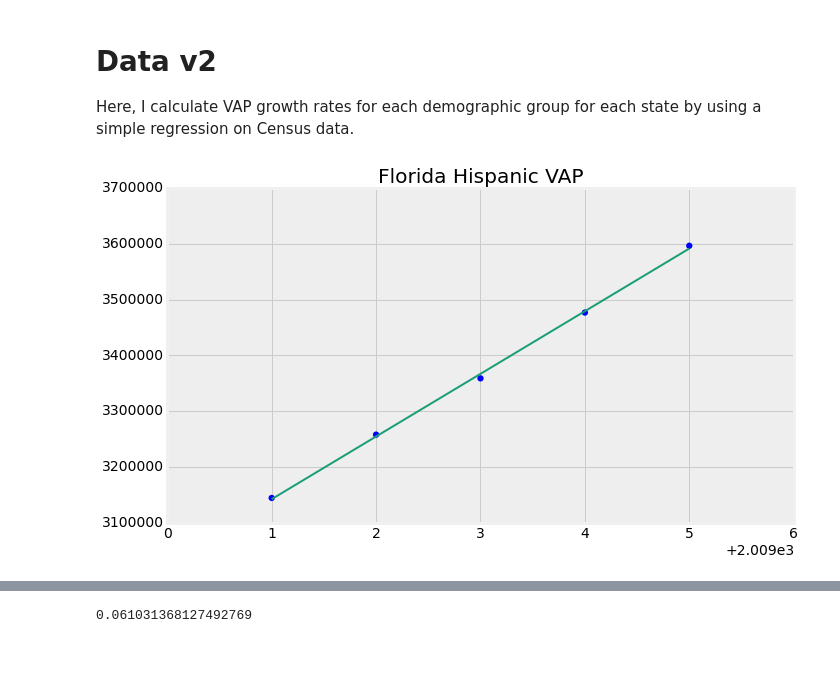
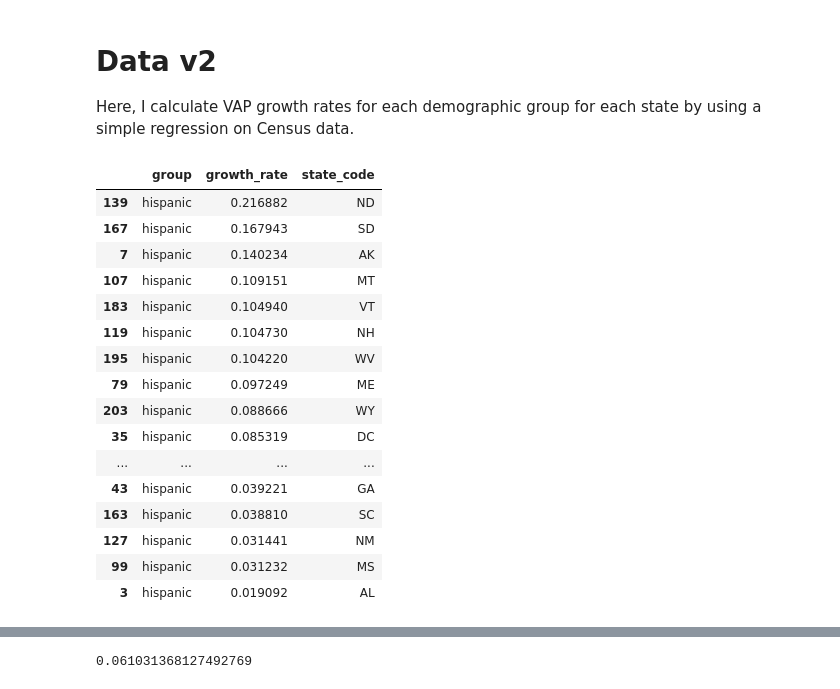
Before and after one commit to araftery/electoral_map, a Jupyter notebook: data_v2/data_v2.ipynb, the cells around one changed output, grey strips where cells are left out. Saved outputs shown, nothing was run; the diff lists cells and outputs as text; code cells hidden in the pictures; blank space fills up the shorter version.

```diff
--- a/data_v2/data_v2.ipynb
+++ b/data_v2/data_v2.ipynb
@@ -108,9 +108,23 @@ def plot_reg(pops, m, b, title=None):
     if title:
         plt.title(title)
     plt.show()
-# %%
-sample = get_sample('Florida', origin='hispanic')
-pops, m, b = regress(sample)
-plot_reg(pops, m, b, title="Florida Hispanic VAP")
-# %% [output]
-[figure, removed]
+# %%
+growth_rates[growth_rates['group'] == 'hispanic'].sort_values(by = 'growth_rate', ascending=False)
+# %% [output]
+|  | group | growth_rate | state_code |
+| 139 | hispanic | 0.216882 | ND |
+| 167 | hispanic | 0.167943 | SD |
+| 7 | hispanic | 0.140234 | AK |
+| 107 | hispanic | 0.109151 | MT |
+| 183 | hispanic | 0.104940 | VT |
+| 119 | hispanic | 0.104730 | NH |
+| 195 | hispanic | 0.104220 | WV |
+| 79 | hispanic | 0.097249 | ME |
+| 203 | hispanic | 0.088666 | WY |
+| 35 | hispanic | 0.085319 | DC |
+| ... | ... | ... | ... |
+| 43 | hispanic | 0.039221 | GA |
+| 163 | hispanic | 0.038810 | SC |
+| 127 | hispanic | 0.031441 | NM |
+| 99 | hispanic | 0.031232 | MS |
+| 3 | hispanic | 0.019092 | AL |
```
Also changed, not shown: parts of 3 cells of this notebook, 4 other files.
